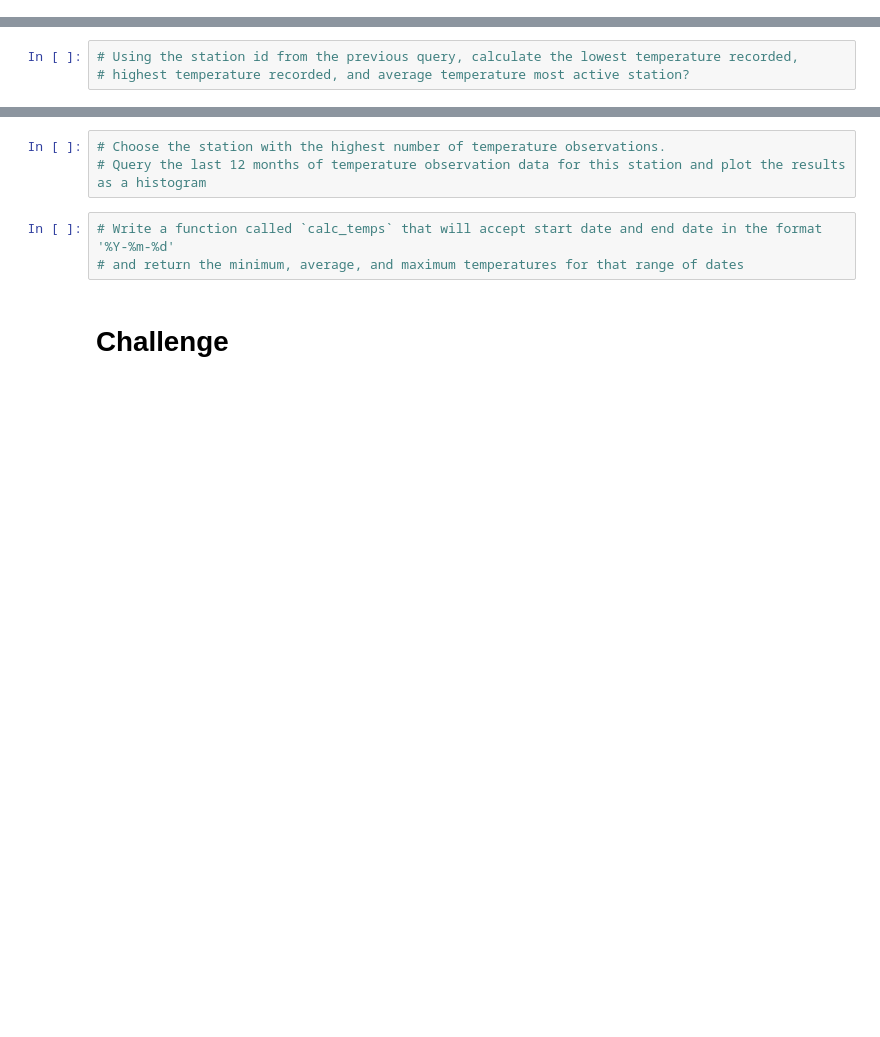
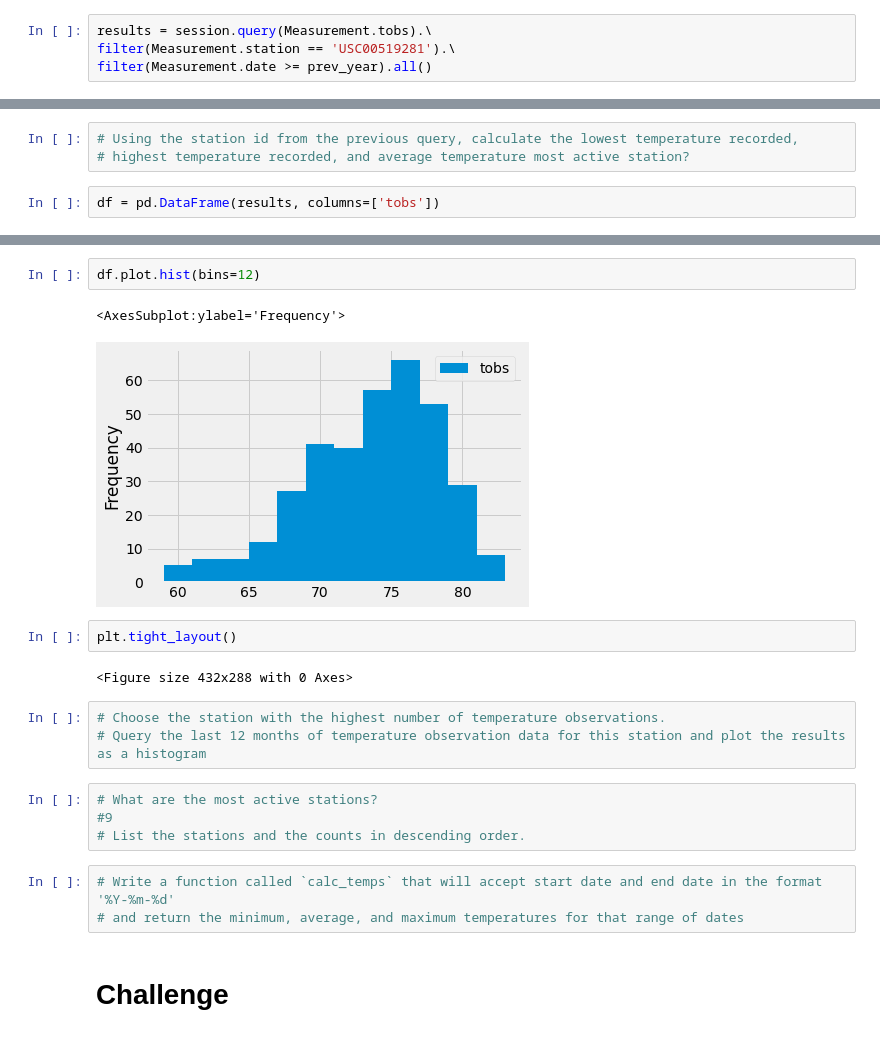
Before and after one commit to BBright07/surfs_up, a Jupyter notebook: climate_analysis.ipynb, the cells around one changed output, grey strips where cells are left out. Saved outputs shown, nothing was run; the diff lists cells and outputs as text; blank space fills up the shorter version.

```diff
--- a/climate_analysis.ipynb
+++ b/climate_analysis.ipynb
@@ -88,0 +117,4 @@ df.plot()
+# %%
+results = session.query(Measurement.tobs).\
+filter(Measurement.station == 'USC00519281').\
+filter(Measurement.date >= prev_year).all()
@@ -89,3 +125,5 @@ df.plot()
 # %%
 # Using the station id from the previous query, calculate the lowest temperature recorded,
 # highest temperature recorded, and average temperature most active station?
+# %%
+df = pd.DataFrame(results, columns=['tobs'])
@@ -92,6 +147,19 @@ df.plot()
+# %%
+df.plot.hist(bins=12)
+# %% [output]
+<AxesSubplot:ylabel='Frequency'>
+[figure, added]
+# %%
+plt.tight_layout()
+# %% [output]
+<Figure size 432x288 with 0 Axes>
 # %%
 # Choose the station with the highest number of temperature observations.
 # Query the last 12 months of temperature observation data for this station and plot the results as a histogram
+# %%
+# What are the most active stations?
+#9
+# List the stations and the counts in descending order.
 # %%
 # Write a function called `calc_temps` that will accept start date and end date in the format '%Y-%m-%d'
 # and return the minimum, average, and maximum temperatures for that range of dates
```
Also changed, not shown: parts of 8 cells of this notebook.
